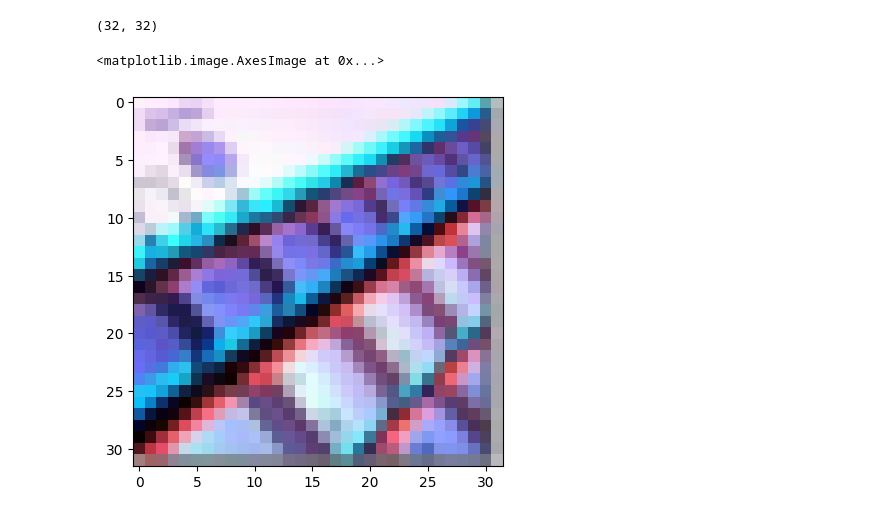
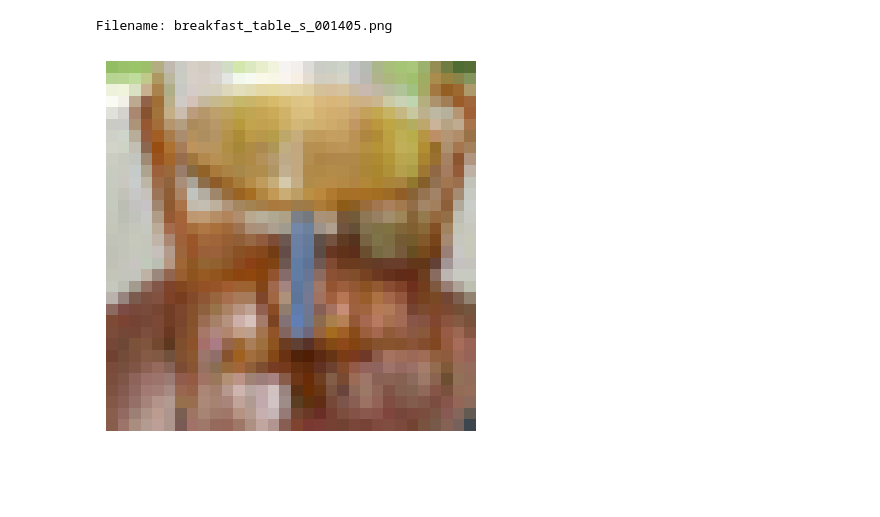
Before and after one commit to mihribanyvs/Colorization, a Jupyter notebook: first_file.ipynb, the cells around one changed output. Saved outputs shown, nothing was run; the diff lists cells and outputs as text; code cells hidden in the pictures; blank space fills up the shorter version.

```diff
--- a/first_file.ipynb
+++ b/first_file.ipynb
@@ -60,10 +23,0 @@ img0_array = np.reshape(np.array(img0,dtype=int),(32,32,3))
-# %%
-img0_array[:,:,0].shape
-# %% [output]
-(32, 32)
-# %%
-
-plt.imshow(img0_array, cmap ='gray', vmin=0, vmax = 255)
-# %% [output]
-<matplotlib.image.AxesImage at 0x...>
-[figure, removed]
@@ -69,0 +67,32 @@ plt.imshow(img0_array, cmap ='gray', vmin=0, vmax = 255)
+# %%
+# Funzione per visualizzare un'immagine da un tensor
+def imshow(tensor_img, yuv = False):
+    # Converti il tensor da (C, H, W) a (H, W, C) per matplotlib
+
+    img = tensor_img.numpy()
+
+    if yuv == False:
+        img = tensor_img.permute(1, 2, 0).numpy()  # (C, H, W) -> (H, W, C)
+        plt.imshow(img)
+        plt.axis('off')  # Nasconde gli assi
+        plt.show()
+
+    else:
+        plt.imshow(img, cmap = 'jet')
+        plt.axis('off')
+        plt.show()
+
+# Supponiamo che 'train_loader' sia già definito
+# Carica un batch dal train_loader (ad esempio, il primo batch)
+for batch in train_loader:
+    image_tensor, filename = batch
+    image_tensor = batch[0][0]  # La forma è (C, H, W)
+
+    # Visualizza l'immagine
+    print(f"Filename: {batch[1][0]}")
+    imshow(image_tensor)
+
+    break  # Visualizza solo la prima immagine del primo batch
+# %% [output]
+Filename: breakfast_table_s_001405.png
+[figure, added]
```
Also changed, not shown: parts of 22 cells of this notebook.
